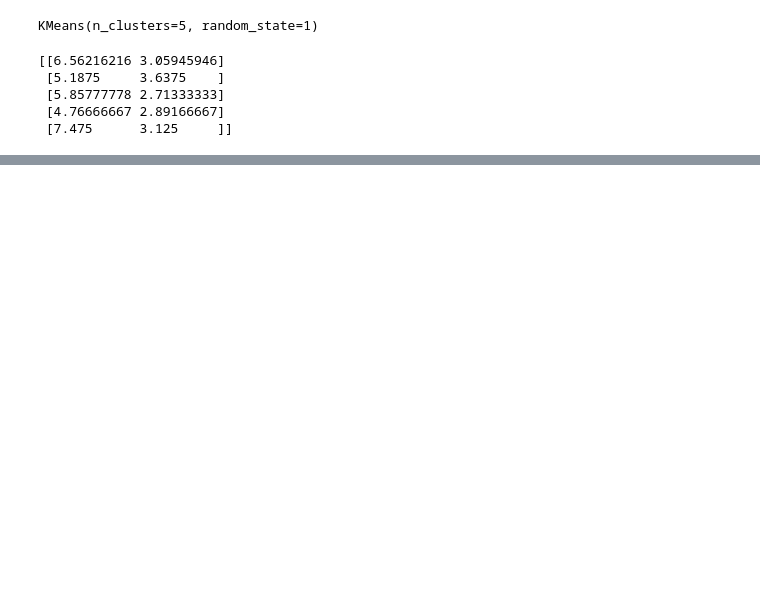
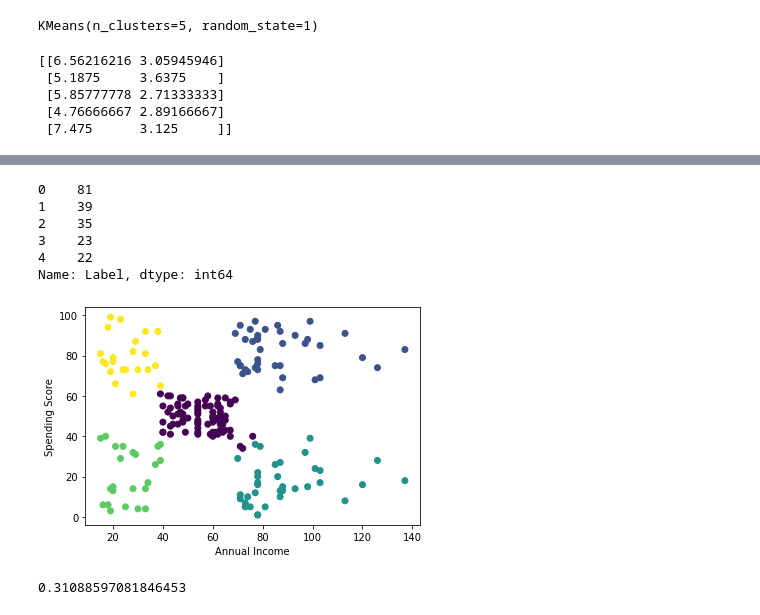
Before and after one commit to gmitchener/MachineLearning, a Jupyter notebook: kmeans.ipynb, the cells around one changed output, grey strips where cells are left out. Saved outputs shown, nothing was run; the diff lists cells and outputs as text; code cells hidden in the pictures; blank space fills up the shorter version.

```diff
--- a/kmeans.ipynb
+++ b/kmeans.ipynb
@@ -43,0 +119,2 @@ plt.show()
+# %%
+kmean = KMeans(n_clusters=5, random_state=123)
@@ -43,0 +125,5 @@ plt.show()
+# %%
+y = kmean.predict(x)
+# %%
+data['Label'] = y
+data.head()
@@ -43,0 +137,16 @@ plt.show()
+# %%
+data['Label'].value_counts()
+# %% [output]
+0    81
+1    39
+2    35
+3    23
+4    22
+Name: Label, dtype: int64
+# %%
+plt.scatter(data['AnnualIncome'], data['SpendingScore'], c=data['Label'])
+plt.xlabel('Annual Income')
+plt.ylabel('Spending Score')
+plt.show()
+# %% [output]
+[figure, added]
@@ -43,0 +155,4 @@ plt.show()
+# %%
+silhouette_score(data[['AnnualIncome', 'SpendingScore']], data['Label'])
+# %% [output]
+0.31088597081846453
```
Also changed, not shown: parts of 24 cells of this notebook, 1 other file.
